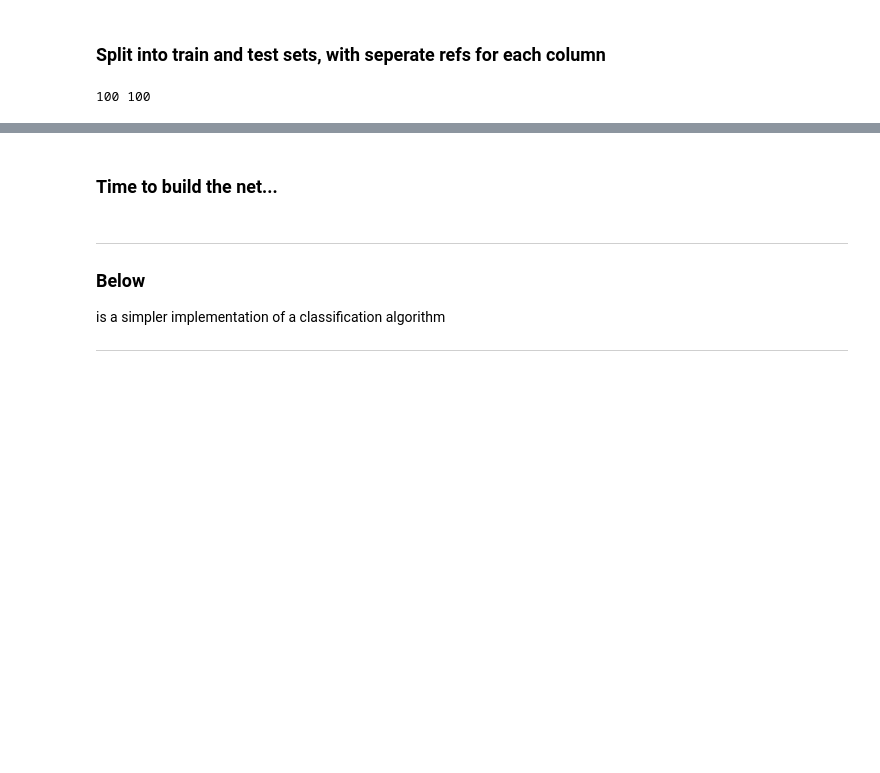
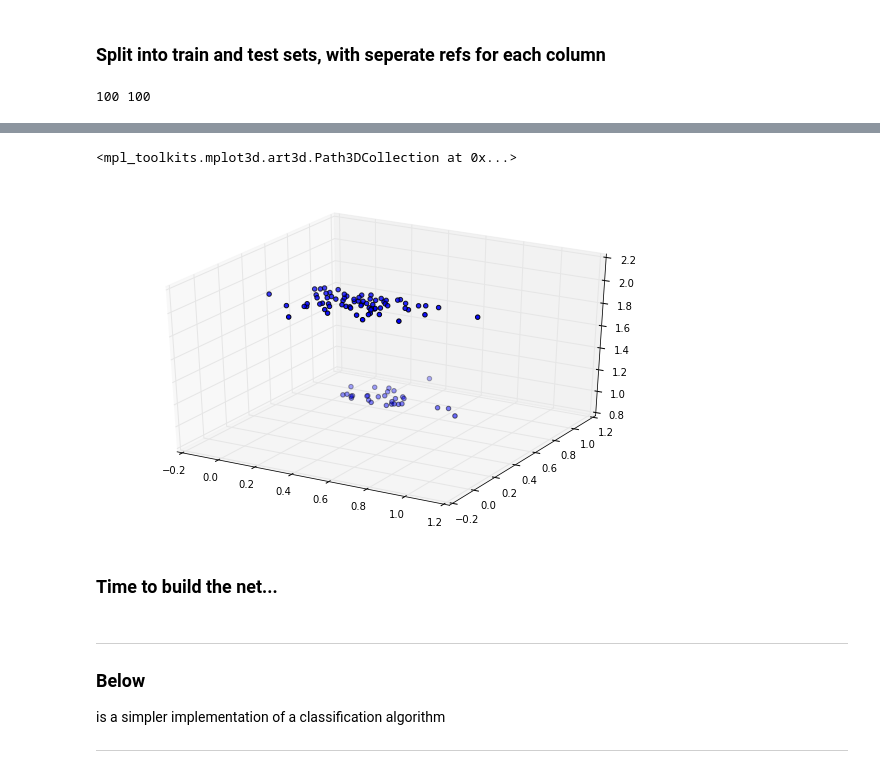
Before and after one commit to miramolin/TensorFlowTutorials, a Jupyter notebook: TFRoughlings.ipynb, the cells around one changed output, grey strips where cells are left out. Drawn from its saved outputs; the diff is of its cells as text; code cells hidden in the pictures; blank space fills up the shorter version.

Commit message:
add 3d plot, still typo

```diff
--- a/TFRoughlings.ipynb
+++ b/TFRoughlings.ipynb
@@ -114,3 +114,10 @@ print(trainY)
+# %%
+fig = plt.figure()
+ax = fig.gca(projection='3d')
+ax.scatter(pointsDF.iloc[0:100,0], pointsDF.iloc[0:100,1], pointsDF.iloc[0:100,2])
+# %% [output]
+<mpl_toolkits.mplot3d.art3d.Path3DCollection at 0x...>
+[figure, added]
 # %% [markdown]
 <h3>Time to build the net...</h3>
 # %%
```
Also changed, not shown: parts of 7 cells of this notebook.
